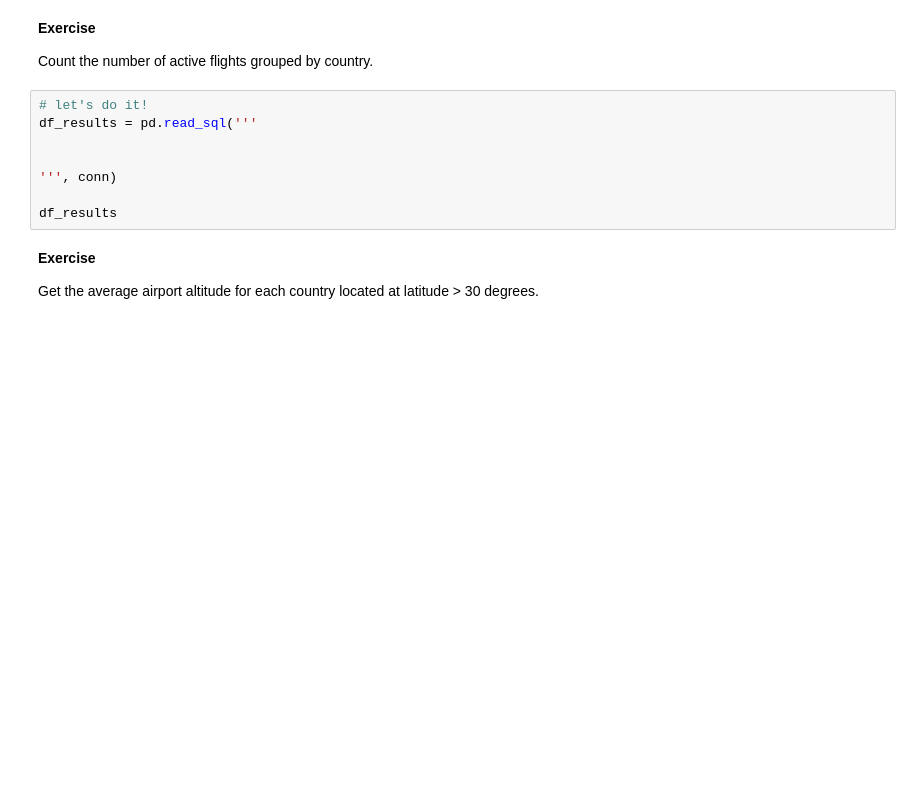
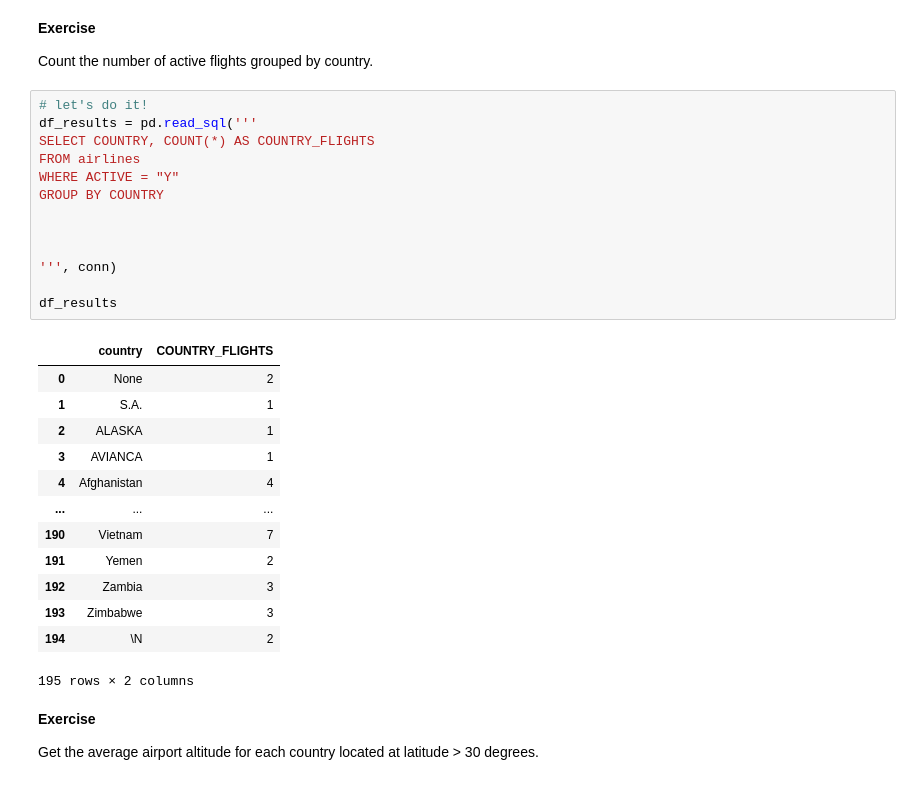
Before and after one commit to admveen/NYC_DS_112023, a Jupyter notebook: Phase2_SQL/Ph1_T6_2SQLGroupbyJoins.ipynb, the cells around one changed output. Saved outputs shown, nothing was run; the diff lists cells and outputs as text; blank space fills up the shorter version.

```diff
--- a/Phase2_SQL/Ph1_T6_2SQLGroupbyJoins.ipynb
+++ b/Phase2_SQL/Ph1_T6_2SQLGroupbyJoins.ipynb
@@ -121,11 +148,30 @@ Count the number of active flights grouped by country.
 # %%
 # let's do it!
 df_results = pd.read_sql('''
+SELECT COUNTRY, COUNT(*) AS COUNTRY_FLIGHTS
+FROM airlines
+WHERE ACTIVE = "Y"
+GROUP BY COUNTRY
+
 
 
 ''', conn)
 
 df_results
+# %% [output]
+|  | country | COUNTRY_FLIGHTS |
+| 0 | None | 2 |
+| 1 | S.A. | 1 |
+| 2 | ALASKA | 1 |
+| 3 | AVIANCA | 1 |
+| 4 | Afghanistan | 4 |
+| ... | ... | ... |
+| 190 | Vietnam | 7 |
+| 191 | Yemen | 2 |
+| 192 | Zambia | 3 |
+| 193 | Zimbabwe | 3 |
+| 194 | \N | 2 |
+195 rows × 2 columns
 # %% [markdown]
 **Exercise**
 
```
Also changed, not shown: parts of 21 cells of this notebook, 21 other files.
